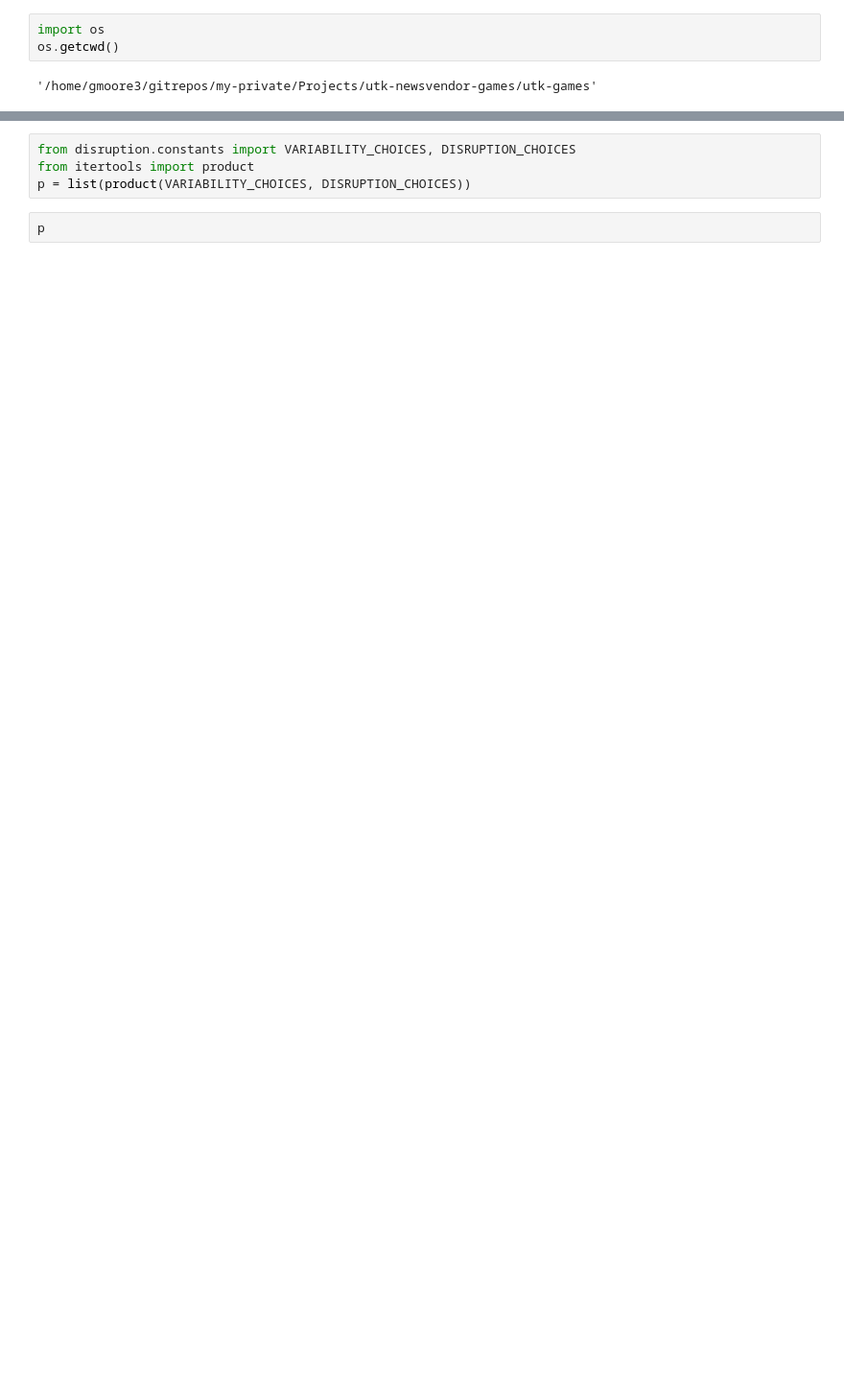
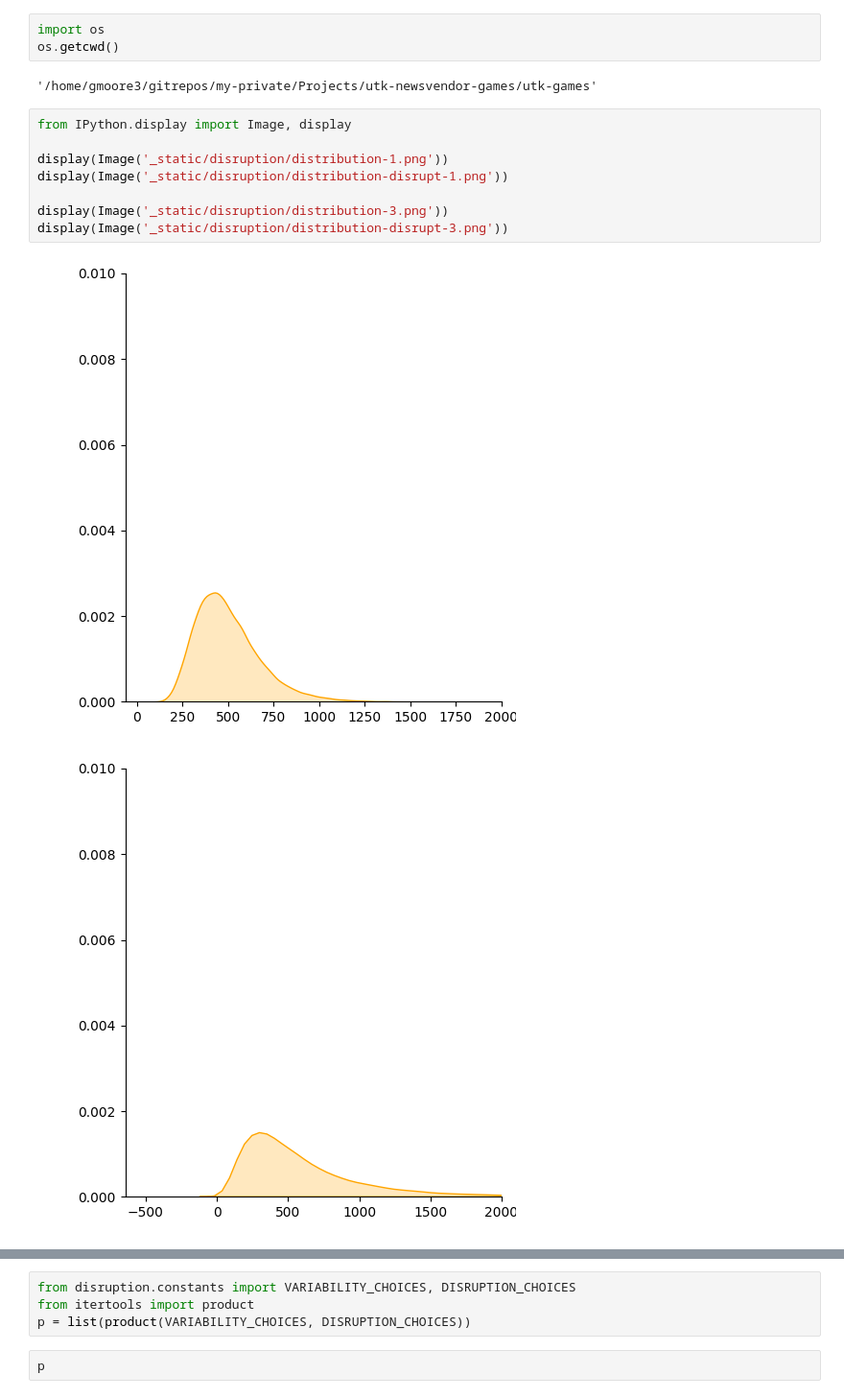
Before and after one commit to miller-moore/utk-newsvendor-games, a Jupyter notebook: utk-games/Untitled-1.ipynb, the cells around one changed output, grey strips where cells are left out. Shown at 96% size. Drawn from its saved outputs; the diff is of its cells as text; blank space fills up the shorter version.

```diff
--- a/utk-games/Untitled-1.ipynb
+++ b/utk-games/Untitled-1.ipynb
@@ -3,3 +60,14 @@ import os
 os.getcwd()
 # %% [output]
 '/home/gmoore3/gitrepos/my-private/Projects/utk-newsvendor-games/utk-games'
+# %%
+from IPython.display import Image, display
+
+display(Image('_static/disruption/distribution-1.png'))
+display(Image('_static/disruption/distribution-disrupt-1.png'))
+
+display(Image('_static/disruption/distribution-3.png'))
+display(Image('_static/disruption/distribution-disrupt-3.png'))
+# %% [output]
+[figure, added]
+[figure, added]
```
Also changed, not shown: parts of 9 cells of this notebook, 28 other files.
